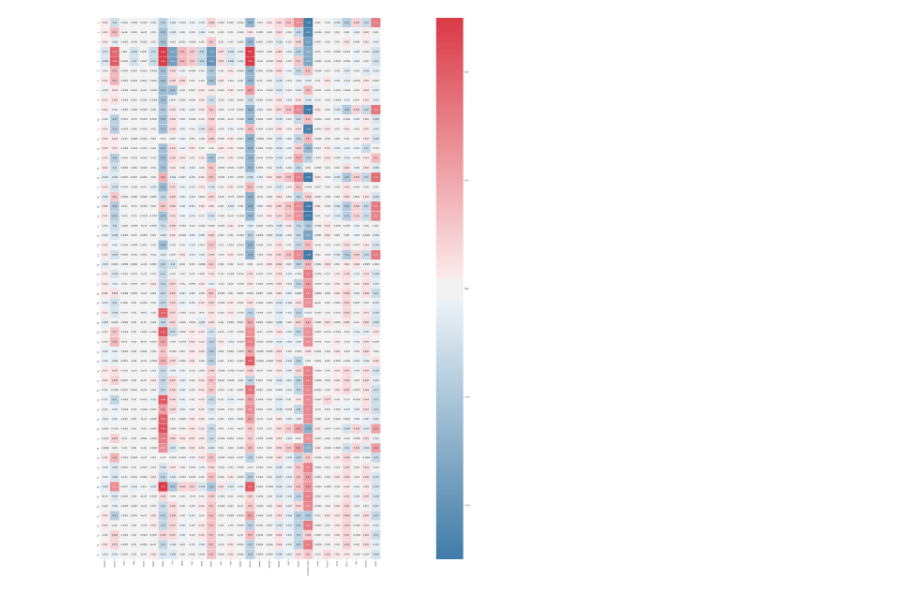
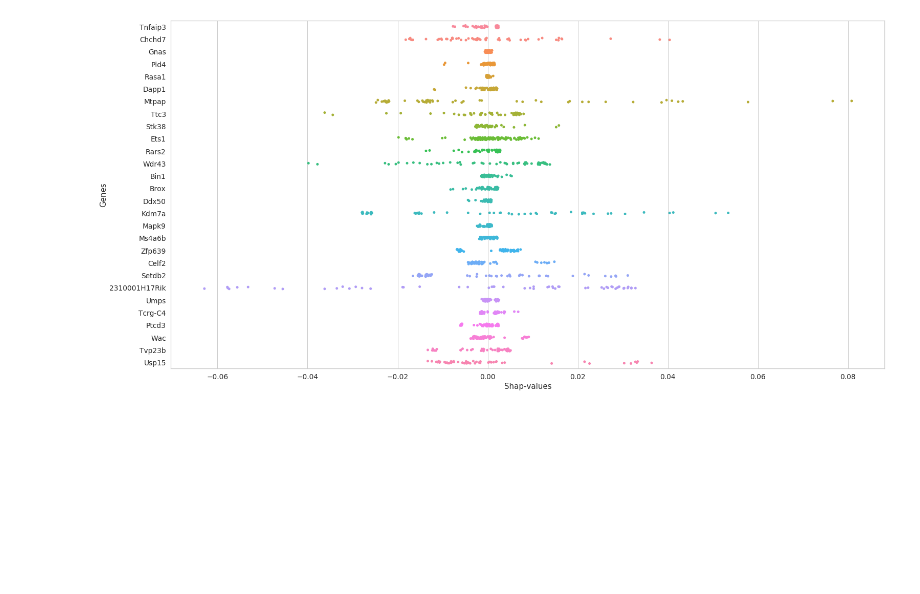
Before and after one commit to DipankarJDutta/DipankarJDutta-Biomarker-discovery-from-B-T-cells-in-FASD-GDM-with-LSTM, a Jupyter notebook: LSTM_Shap-values_samples ranked by LI_stripplot.ipynb, the cells around one changed output. Drawn from its saved outputs; the diff is of its cells as text; code cells hidden in the pictures; blank space fills up the shorter version.

```diff
--- a/LSTM_Shap-values_samples ranked by LI_stripplot.ipynb
+++ b/LSTM_Shap-values_samples ranked by LI_stripplot.ipynb
@@ -17,7 +14,7 @@ import seaborn as sns
 import matplotlib.pyplot as plt
 # %%
 # Load data
-dataset = pd.read_csv('Shap values_LSTM_LI.csv')
+dataset = pd.read_csv('Shap values_LSTM_Stripplot-input.csv')
 # %%
 # Display all data
 dataset.head(56)
@@ -55,17 +52,17 @@ dataset.describe()
 # %%
 # Set Seaborn Style defaults
-sns.set(style = 'ticks', font= 'sans-serif', font_scale=1.25)
+sns.set(style = 'whitegrid', font= 'sans-serif', font_scale=1.25)
 # %%
 #Set up Matplotlib figure
-f,ax = plt.subplots(figsize=(150, 75))
+f,ax = plt.subplots(figsize=(25, 12.5))
 
 # Specify colors
 cmap = sns.diverging_palette(240, 10, as_cmap=True)
 
 # Plotting the heatmap with the correct aspect ratio
-sns.heatmap(dataset, linewidths=1, linecolor = 'white', cmap=cmap, center=0, square=True, vmin = -0.05, vmax = 0.05, cbar_kws={'shrink':1}, annot = True, fmt='0.1g' )
+sns.stripplot(x='Shap-values', y='Genes', data=dataset)
 
 #Save figure as svg
-plt.savefig ('Heatmap_shap_LSTM_ranked by LI.svg', format = 'svg')
+plt.savefig ('Strip-plot_shap_LSTM_ranked by LI.svg', format = 'svg')
 # %% [output]
-[figure, old version]
+[figure, new version]
```
Also changed, not shown: parts of 9 cells of this notebook.
